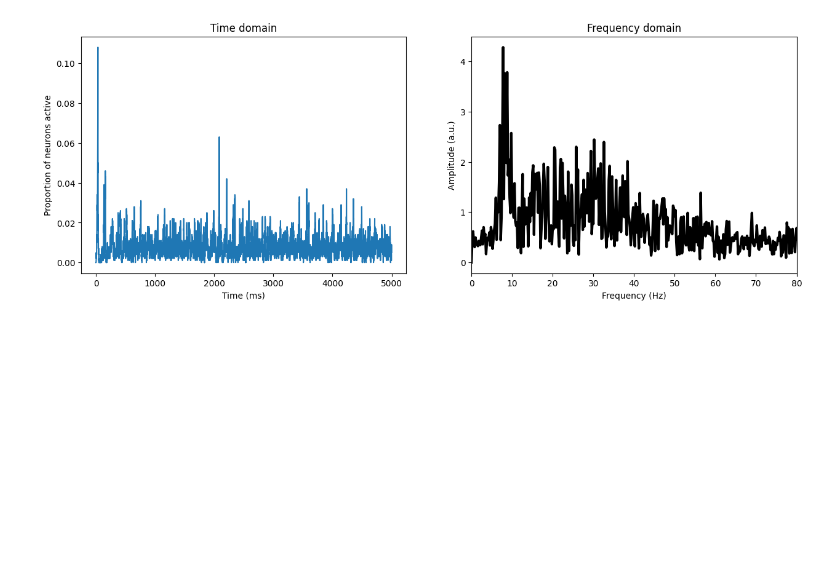
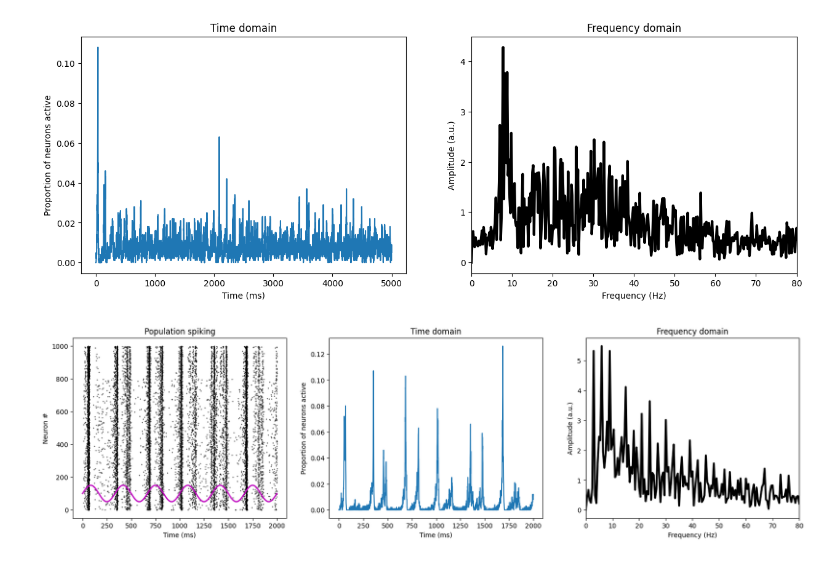
Before and after one commit to ErolGelbul/the_brain, a Jupyter notebook: the_brain.ipynb, the cells around one changed output. Saved outputs shown, nothing was run; the diff lists cells and outputs as text; code cells hidden in the pictures; blank space fills up the shorter version.

Commit message:
add runner and visualizing functions

```diff
--- a/the_brain.ipynb
+++ b/the_brain.ipynb
@@ -148,0 +219,21 @@ plt.show()
+# %%
+# now for the experiments...
+
+# create some inputs
+
+# option 1
+I = np.ones(1234)
+I[400:601] = -2
+
+# option 2
+I = (np.linspace(-2,2,3001))**2
+
+# # option 3
+I = np.sin(np.linspace(0,6*np.pi,2000)*2)
+
+
+# run the simulation and plot the results
+networkspikes = simCircuit(I)
+plotPopActivity(networkspikes)
+# %% [output]
+[figure, added]
```
Also changed, not shown: parts of 2 cells of this notebook, 3 other files.
